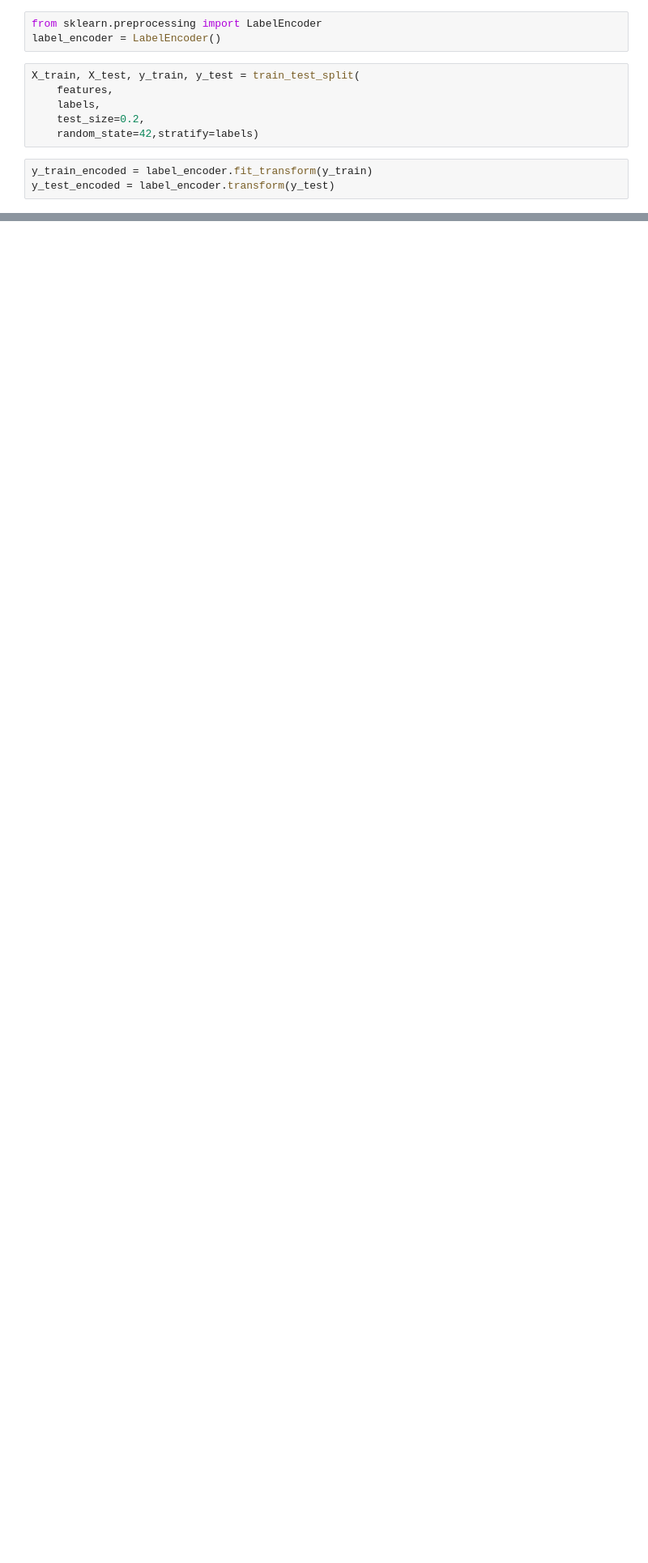
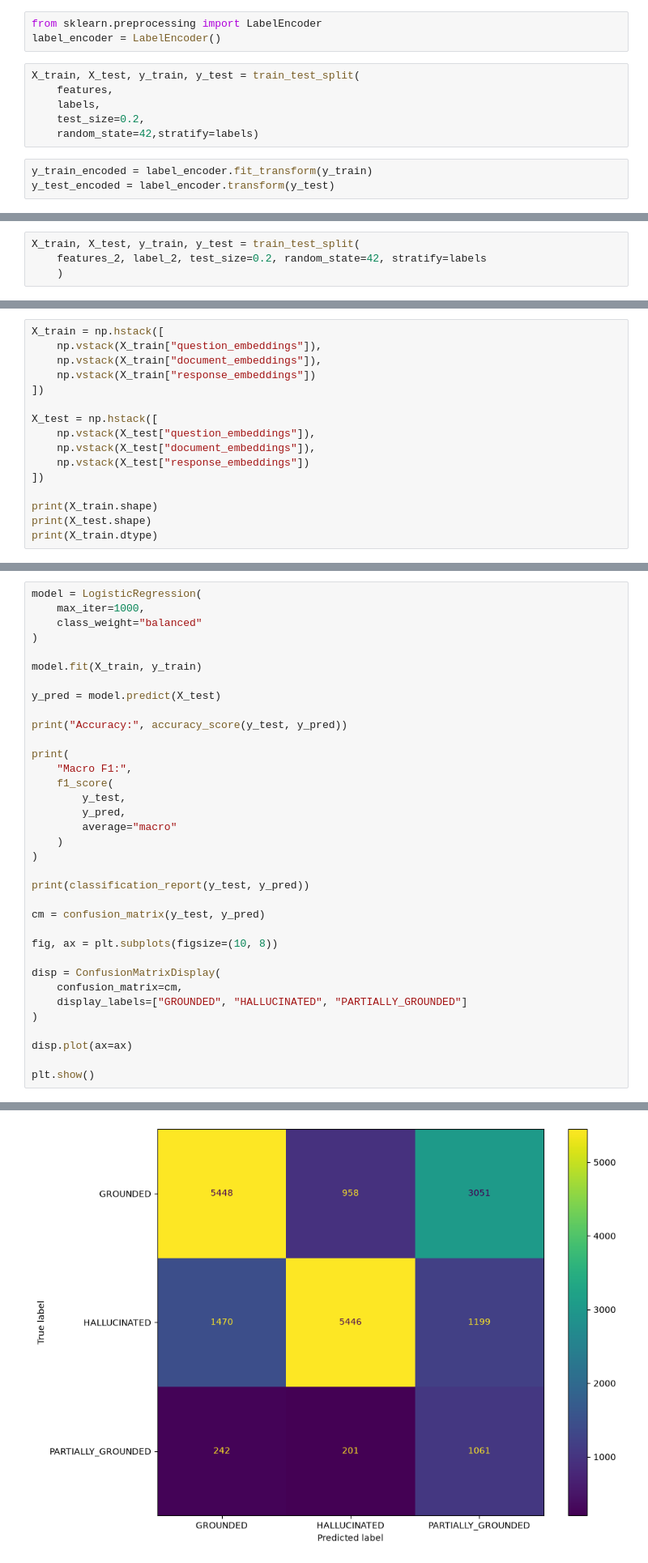
Before and after one commit to BhupatiNadar/MLSC-Task, a Jupyter notebook: Notebook/Using_semantic_and_Tfidf/final_model_eval.ipynb, the cells around one changed output, grey strips where cells are left out. Shown at 81% size. Cells and saved outputs as stored; diff of their text form; blank space fills up the shorter version.

Commit message:
final Eval done and found a Best model

```diff
--- a/Notebook/Using_semantic_and_Tfidf/final_model_eval.ipynb
+++ b/Notebook/Using_semantic_and_Tfidf/final_model_eval.ipynb
@@ -333,0 +391,4 @@ joblib.dump(rf, "save_model/model.joblib")
+# %%
+X_train, X_test, y_train, y_test = train_test_split(
+    features_2, label_2, test_size=0.2, random_state=42, stratify=labels
+    )
@@ -333,0 +411,16 @@ joblib.dump(rf, "save_model/model.joblib")
+# %%
+X_train = np.hstack([
+    np.vstack(X_train["question_embeddings"]),
+    np.vstack(X_train["document_embeddings"]),
+    np.vstack(X_train["response_embeddings"])
+])
+
+X_test = np.hstack([
+    np.vstack(X_test["question_embeddings"]),
+    np.vstack(X_test["document_embeddings"]),
+    np.vstack(X_test["response_embeddings"])
+])
+
+print(X_train.shape)
+print(X_test.shape)
+print(X_train.dtype)
@@ -333,0 +431,36 @@ joblib.dump(rf, "save_model/model.joblib")
+# %%
+model = LogisticRegression(
+    max_iter=1000,
+    class_weight="balanced"
+)
+
+model.fit(X_train, y_train)
+
+y_pred = model.predict(X_test)
+
+print("Accuracy:", accuracy_score(y_test, y_pred))
+
+print(
+    "Macro F1:",
+    f1_score(
+        y_test,
+        y_pred,
+        average="macro"
+    )
+)
+
+print(classification_report(y_test, y_pred))
+
+cm = confusion_matrix(y_test, y_pred)
+
+fig, ax = plt.subplots(figsize=(10, 8))
+
+disp = ConfusionMatrixDisplay(
+    confusion_matrix=cm,
+    display_labels=["GROUNDED", "HALLUCINATED", "PARTIALLY_GROUNDED"]
+)
+
+disp.plot(ax=ax)
+
+plt.show()
+# %% [output]
@@ -333,0 +478 @@ joblib.dump(rf, "save_model/model.joblib")
+[figure, added]
```
Also changed, not shown: parts of 17 cells of this notebook, 7 other files.
